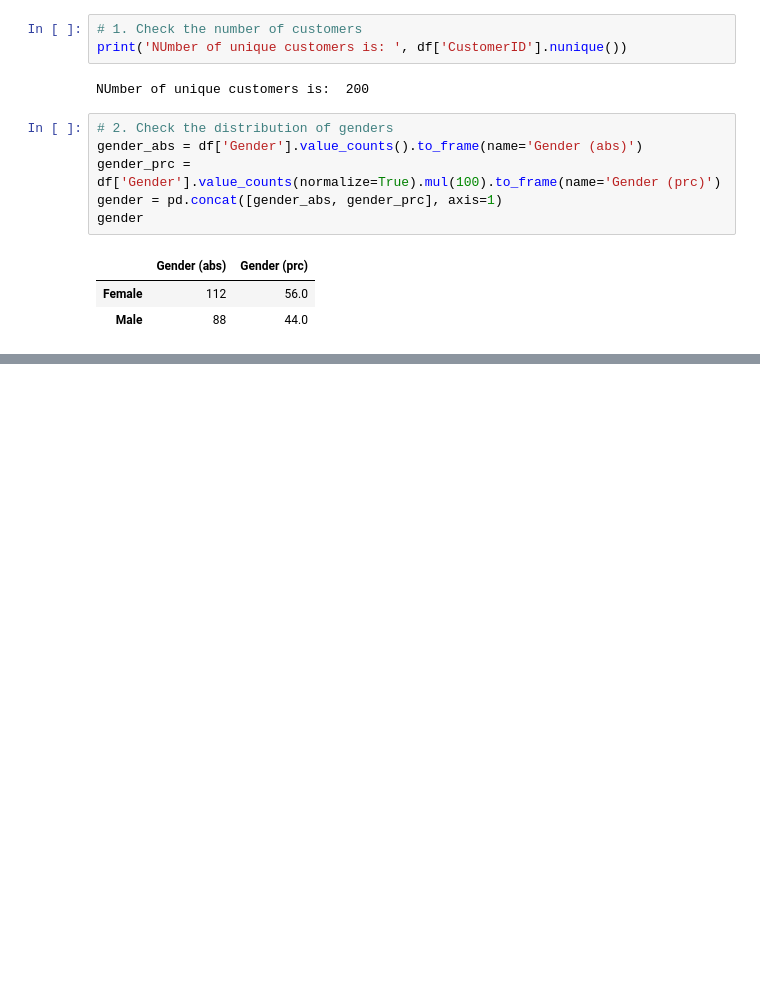
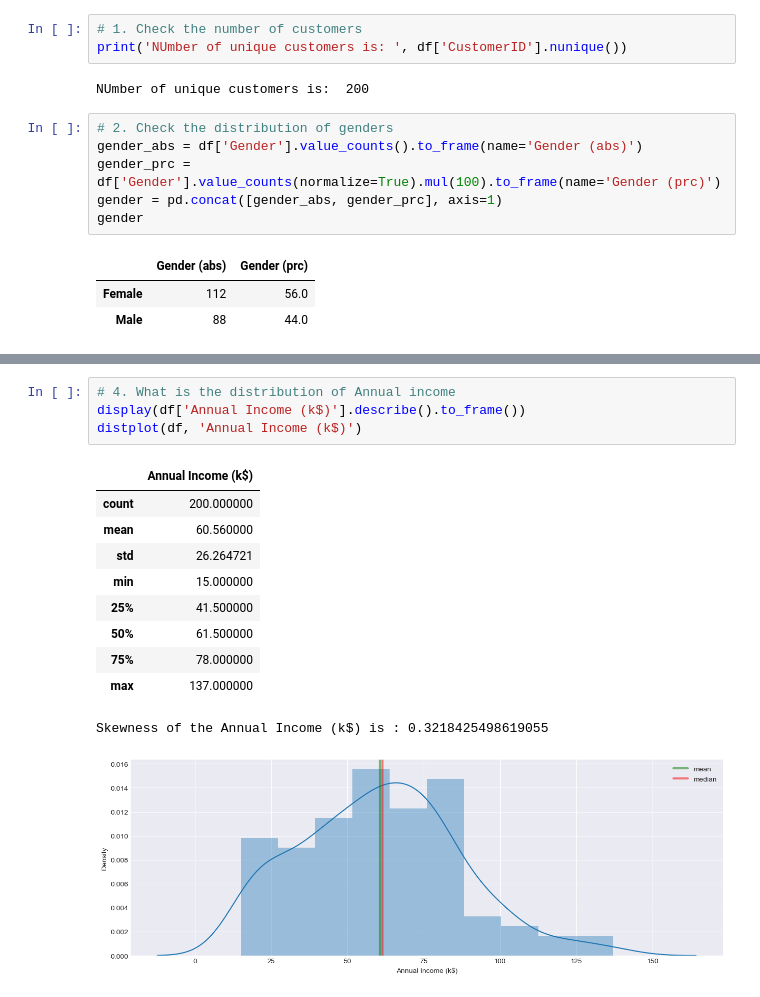
Before and after one commit to giannisbasa/Mall_Customer_Segmentation, a Jupyter notebook: 1. Coding/Mall_Customer_Segmentation.ipynb, the cells around one changed output, grey strips where cells are left out. Saved outputs shown, nothing was run; the diff lists cells and outputs as text; blank space fills up the shorter version.

```diff
--- a/1. Coding/Mall_Customer_Segmentation.ipynb
+++ b/1. Coding/Mall_Customer_Segmentation.ipynb
@@ -98,0 +129,16 @@ gender
+# %%
+# 4. What is the distribution of Annual income
+display(df['Annual Income (k$)'].describe().to_frame())
+distplot(df, 'Annual Income (k$)')
+# %% [output]
+|  | Annual Income (k$) |
+| count | 200.000000 |
+| mean | 60.560000 |
+| std | 26.264721 |
+| min | 15.000000 |
+| 25% | 41.500000 |
+| 50% | 61.500000 |
+| 75% | 78.000000 |
+| max | 137.000000 |
+Skewness of the Annual Income (k$) is : 0.3218425498619055
+[figure, added]
```
Also changed, not shown: parts of 3 cells of this notebook.
